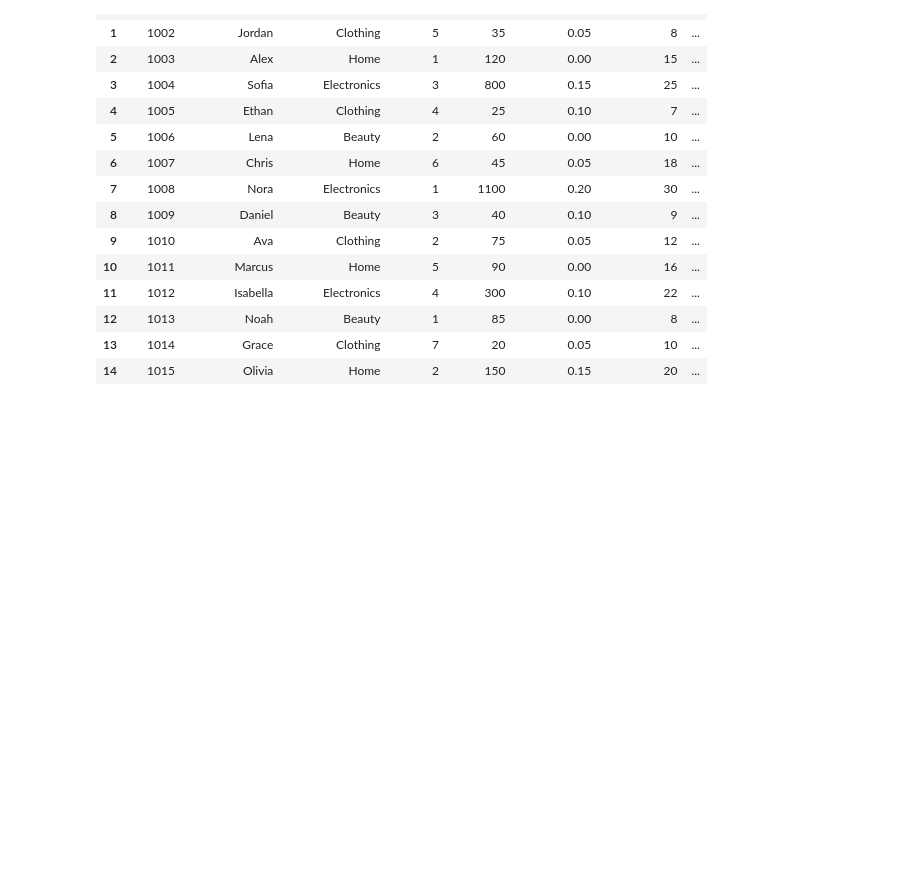
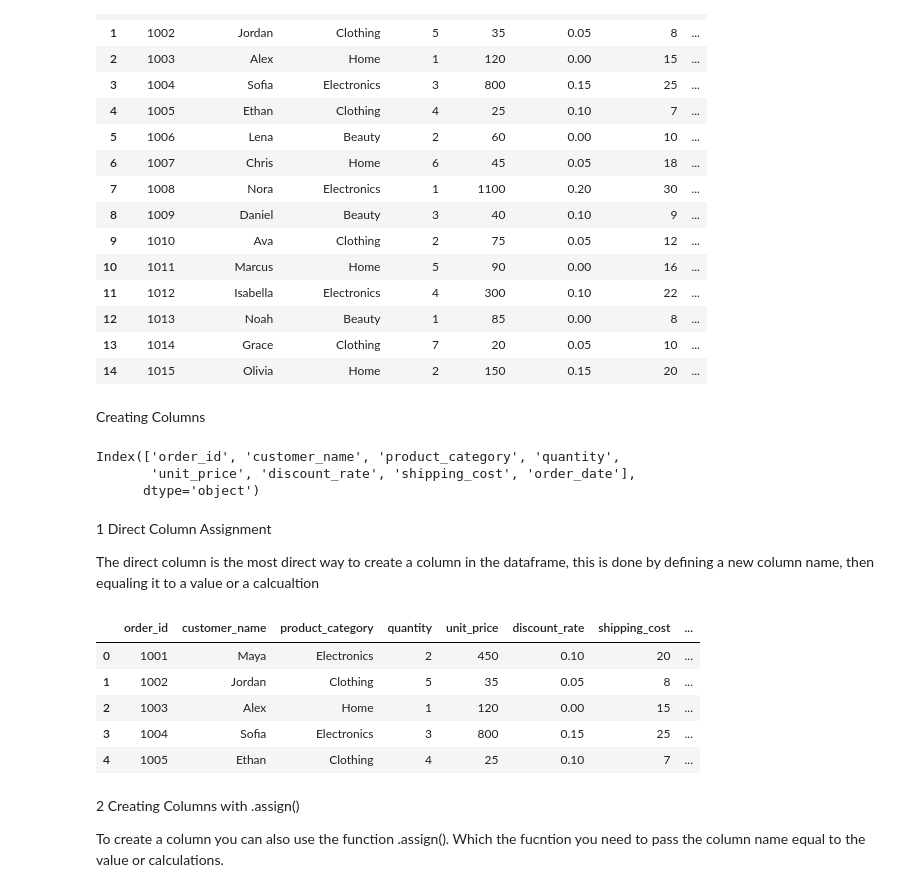
Before and after one commit to JoshPatNava/Data_Transformation, a Jupyter notebook: Creating_Columns/creating_columns.ipynb, the cells around one changed output. Saved outputs shown, nothing was run; the diff lists cells and outputs as text; code cells hidden in the pictures; blank space fills up the shorter version.

Commit message:
Finished one notebook, need to finish the date_transformation

```diff
--- a/Creating_Columns/creating_columns.ipynb
+++ b/Creating_Columns/creating_columns.ipynb
@@ -49,3 +50,34 @@ df
 | 12 | 1013 | Noah | Beauty | 1 | 85 | 0.00 | 8 | ... |
 | 13 | 1014 | Grace | Clothing | 7 | 20 | 0.05 | 10 | ... |
 | 14 | 1015 | Olivia | Home | 2 | 150 | 0.15 | 20 | ... |
+# %% [markdown]
+Creating Columns
+# %%
+# Copying the dataframe into another dataframe
+column_df = df.copy()
+# Check the cols dataframe
+column_df.columns
+# %% [output]
+Index(['order_id', 'customer_name', 'product_category', 'quantity',
+       'unit_price', 'discount_rate', 'shipping_cost', 'order_date'],
+      dtype='object')
+# %% [markdown]
+1 Direct Column Assignment
+
+The direct column is the most direct way to create a column in the dataframe, this is done by defining a new column name, then equaling it to a value or a calcualtion
+# %%
+# Create a column that uses that qunitity and the unit_price
+column_df['total_price'] = column_df['quantity'] * column_df['unit_price']
+# Check the dataframe
+column_df.head()
+# %% [output]
+|  | order_id | customer_name | product_category | quantity | unit_price | discount_rate | shipping_cost | ... |
+| 0 | 1001 | Maya | Electronics | 2 | 450 | 0.10 | 20 | ... |
+| 1 | 1002 | Jordan | Clothing | 5 | 35 | 0.05 | 8 | ... |
+| 2 | 1003 | Alex | Home | 1 | 120 | 0.00 | 15 | ... |
+| 3 | 1004 | Sofia | Electronics | 3 | 800 | 0.15 | 25 | ... |
+| 4 | 1005 | Ethan | Clothing | 4 | 25 | 0.10 | 7 | ... |
+# %% [markdown]
+2 Creating Columns with .assign()
+
+To create a column you can also use the function .assign(). Which the fucntion you need to pass the column name equal to the value or calculations.
```
Also changed, not shown: parts of 22 cells of this notebook, 1 other file.
